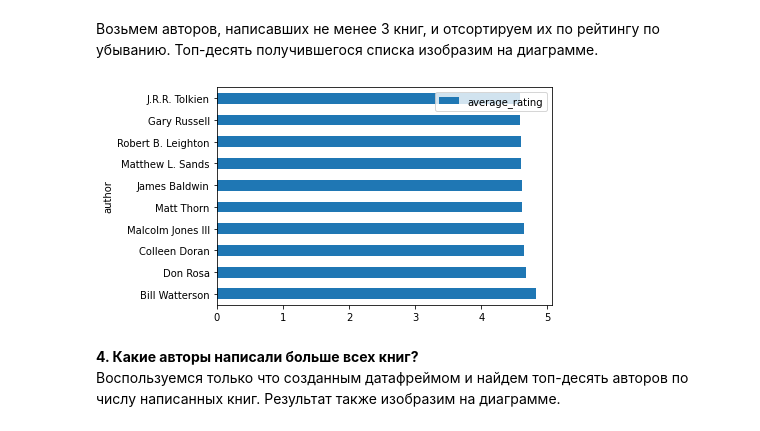
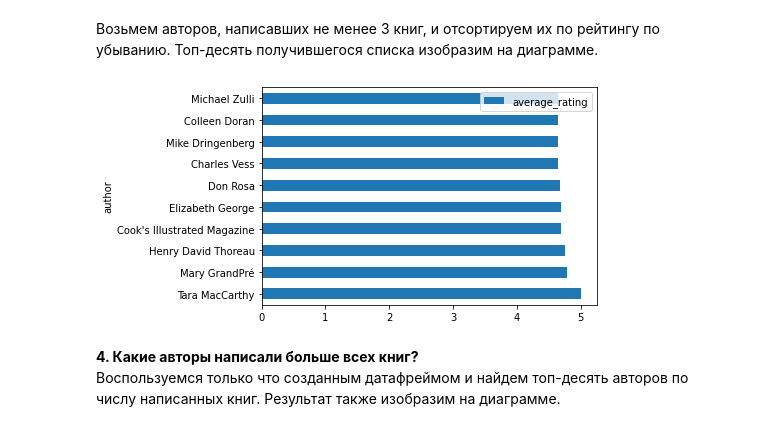
Before and after one commit to anna-golub/data-visualization, a Jupyter notebook: hw2/descriptive_statistics.ipynb, the cells around one changed output. Drawn from its saved outputs; the diff is of its cells as text; code cells hidden in the pictures.

```diff
--- a/hw2/descriptive_statistics.ipynb
+++ b/hw2/descriptive_statistics.ipynb
@@ -121,12 +121,13 @@ authors_ratings['author'].size, authors_ratings['author'].nunique()
 # %% [markdown]
 Возьмем авторов, написавших не менее 3 книг, и отсортируем их по рейтингу по убыванию. Топ-десять получившегося списка изобразим на диаграмме.
 # %%
-authors_ratings.groupby('author').mean(). \
-  sort_values(ascending=False, by='average_rating').reset_index().query('books_number >= 3')\
+authors_ratings[(authors_ratings['books_number'] >= 3) & (authors_ratings['author'] != 'NOT A BOOK')] \
+  .groupby('author')['average_rating'].apply(pd.Series.mode) \
+  .sort_values(ascending=False).reset_index() \
   .iloc[:10].plot.barh(x='author', y='average_rating');
 plt.savefig('3.jpg')
 # %% [output]
-[figure, old version]
+[figure, new version]
 # %% [markdown]
 **4. Какие авторы написали больше всех книг?**
 Воспользуемся только что созданным датафреймом и найдем топ-десять авторов по числу написанных книг. Результат также изобразим на диаграмме.
```
Also changed, not shown: parts of 5 cells of this notebook, 1 other file.
